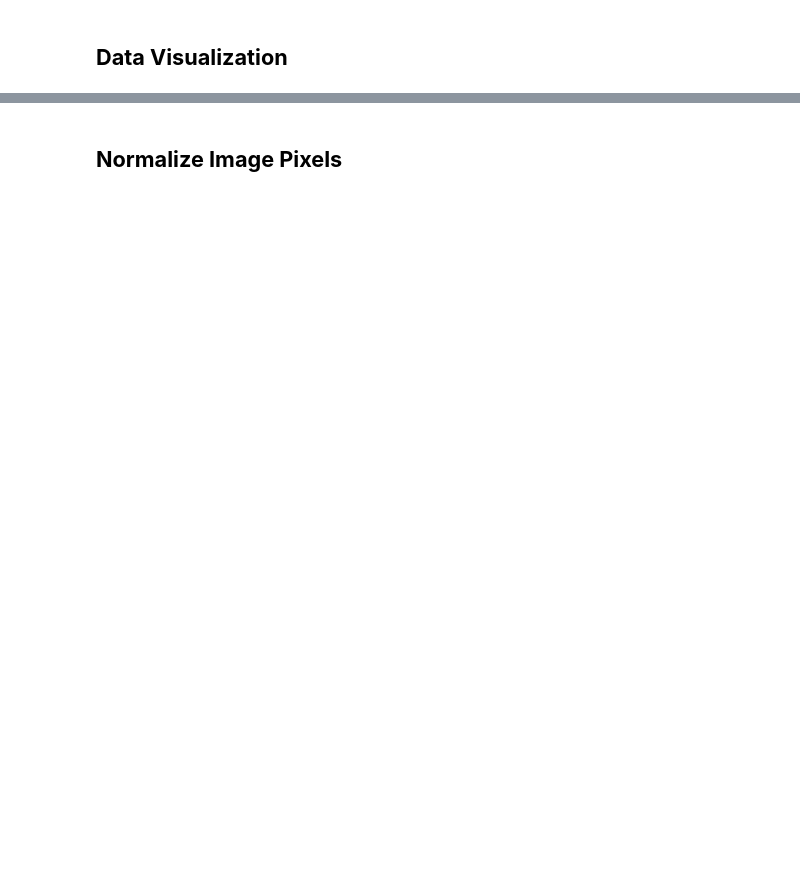
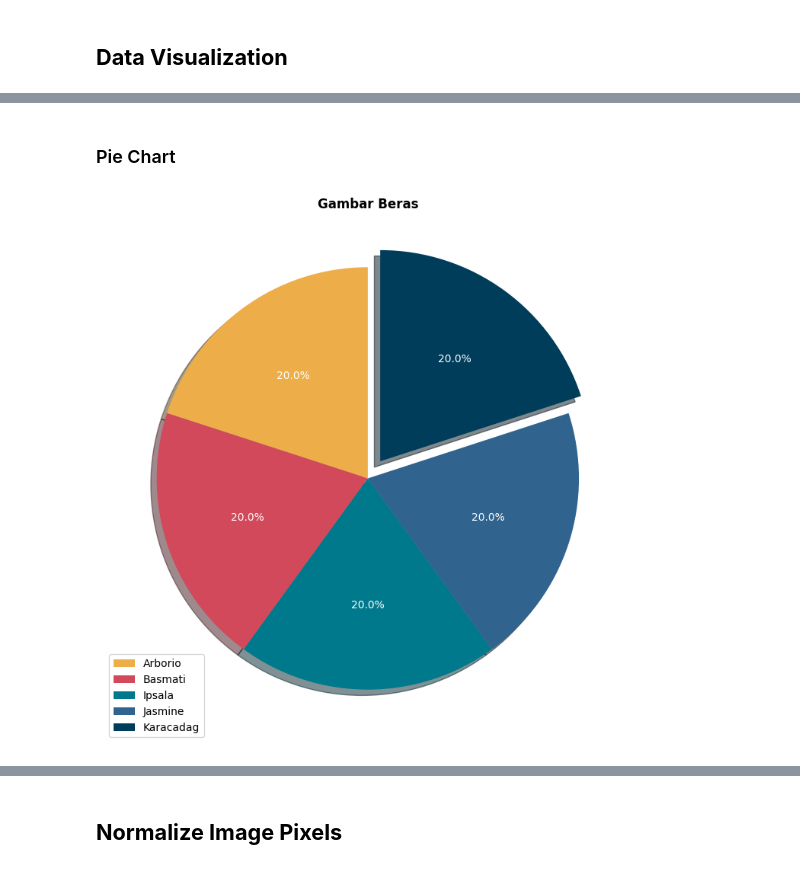
Before and after one commit to TjengIvanCahyadi/proyek-akhir-kecerdasan-buatan, a Jupyter notebook: klasifikasi_jenis_beras.ipynb, the cells around one changed output, grey strips where cells are left out. Saved outputs shown, nothing was run; the diff lists cells and outputs as text; code cells hidden in the pictures; blank space fills up the shorter version.

```diff
--- a/klasifikasi_jenis_beras.ipynb
+++ b/klasifikasi_jenis_beras.ipynb
@@ -55,0 +81,17 @@ Image Resolution: 250x250
+# %% [markdown]
+### Pie Chart
+# %%
+plt.figure(figsize = (9,9))
+plt.pie([len(files) for files in rice_dataset.values()],
+        labels = rice_dataset.keys(),
+        startangle = 90,
+        autopct = '%.1f%%',
+        explode = [0, 0, 0, 0, 0.1],
+        shadow = True,
+        colors=['#edae49', '#d1495b', '#00798c', '#30638e', '#003d5b'],
+        textprops={'color':"w"})
+plt.title('Gambar Beras', fontweight='bold')
+plt.legend()
+plt.show()
+# %% [output]
+[figure, added]
```
Also changed, not shown: parts of 15 cells of this notebook.
